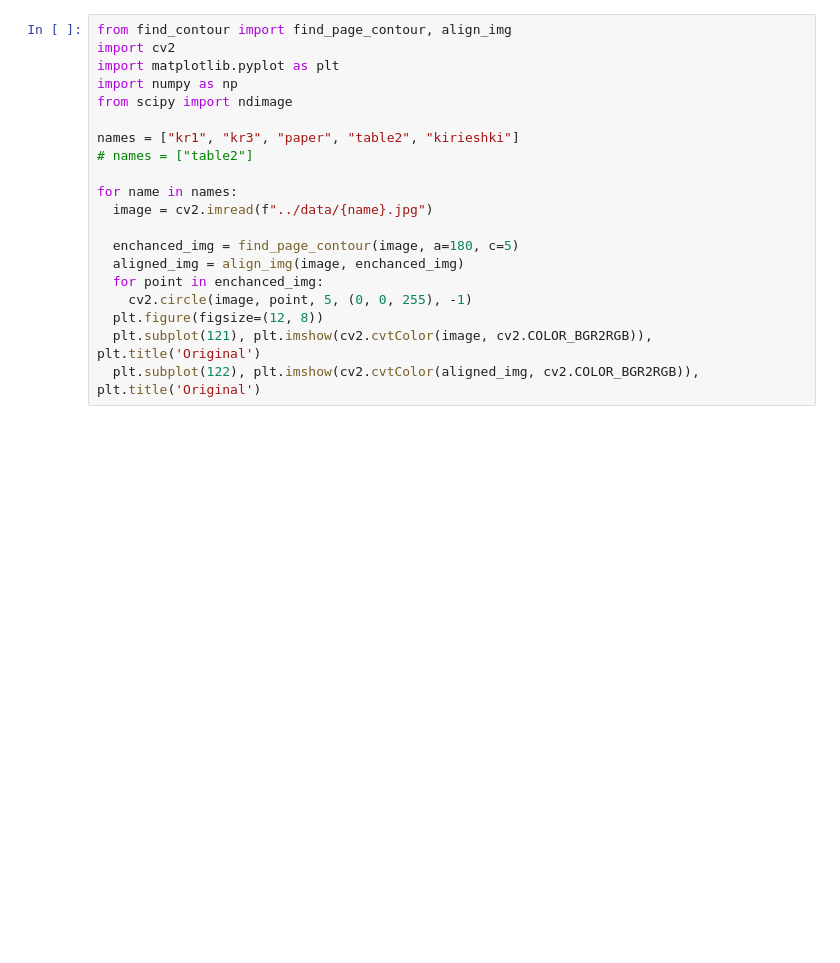
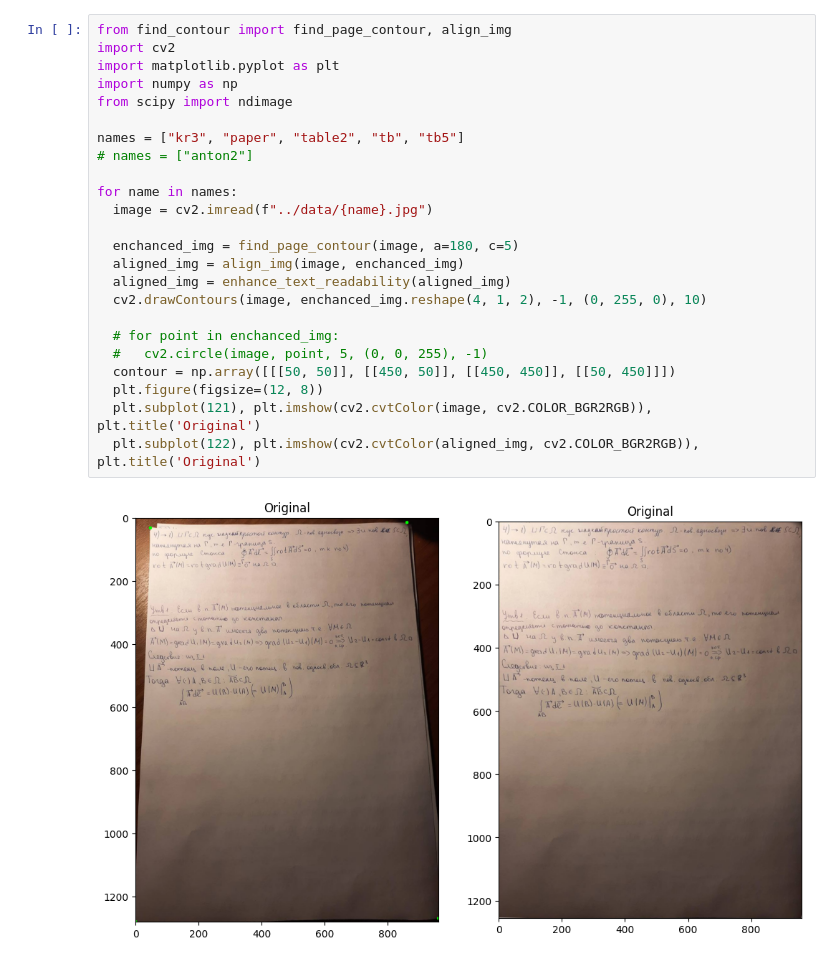
Before and after one commit to JktuJQ/Repa, a Jupyter notebook: ml/test.ipynb, the cells around one changed output. Drawn from its saved outputs; the diff is of its cells as text; blank space fills up the shorter version.

Commit message:
Added an ability to improve readability of img.

```diff
--- a/ml/test.ipynb
+++ b/ml/test.ipynb
@@ -96,20 +55,26 @@
 # %%
 from find_contour import find_page_contour, align_img
 import cv2
 import matplotlib.pyplot as plt
 import numpy as np
 from scipy import ndimage
 
-names = ["kr1", "kr3", "paper", "table2", "kirieshki"]
-# names = ["table2"]
+names = ["kr3", "paper", "table2", "tb", "tb5"]
+# names = ["anton2"]
 
 for name in names:
   image = cv2.imread(f"../data/{name}.jpg")
 
   enchanced_img = find_page_contour(image, a=180, c=5)
   aligned_img = align_img(image, enchanced_img)
-  for point in enchanced_img:
-    cv2.circle(image, point, 5, (0, 0, 255), -1)
+  aligned_img = enhance_text_readability(aligned_img)
+  cv2.drawContours(image, enchanced_img.reshape(4, 1, 2), -1, (0, 255, 0), 10)
+
+  # for point in enchanced_img:
+  #   cv2.circle(image, point, 5, (0, 0, 255), -1)
+  contour = np.array([[[50, 50]], [[450, 50]], [[450, 450]], [[50, 450]]])
   plt.figure(figsize=(12, 8))
   plt.subplot(121), plt.imshow(cv2.cvtColor(image, cv2.COLOR_BGR2RGB)), plt.title('Original')
   plt.subplot(122), plt.imshow(cv2.cvtColor(aligned_img, cv2.COLOR_BGR2RGB)), plt.title('Original')
+# %% [output]
+[figure, added]
```
Also changed, not shown: parts of 3 cells of this notebook, 1 other file.
